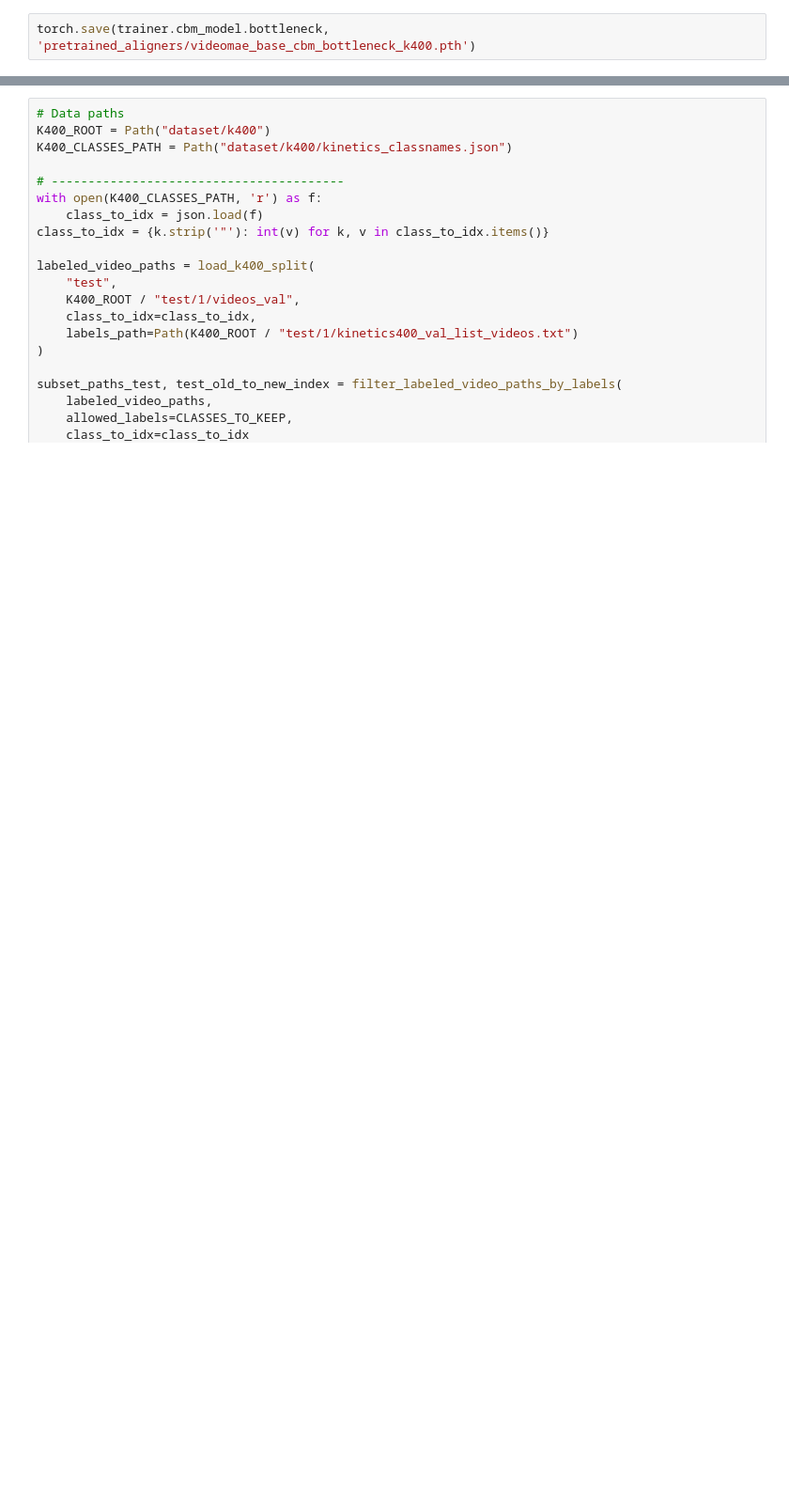
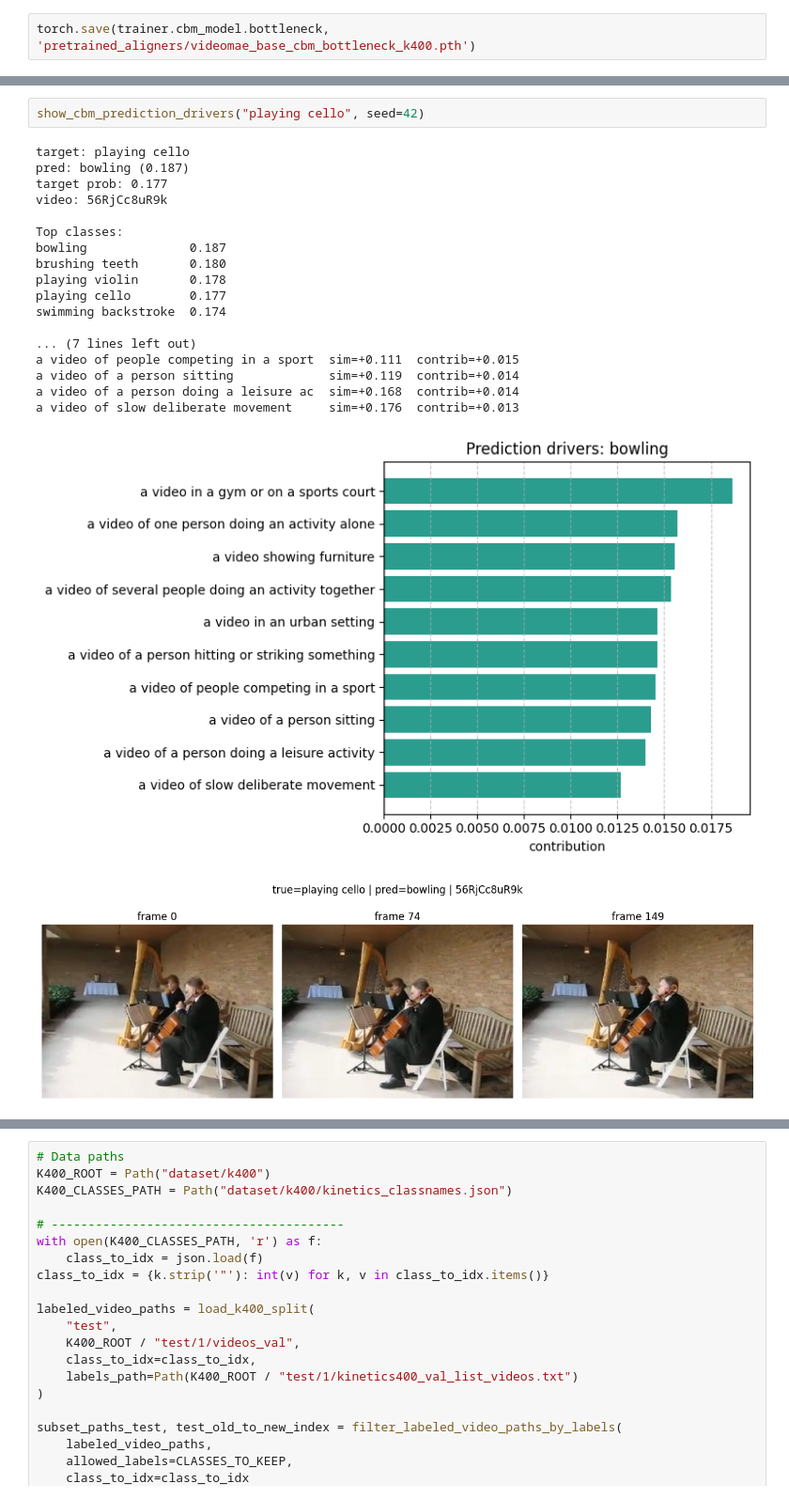
Before and after one commit to rodrigo-paganini/Text-to-concept, a Jupyter notebook: concept_botteleneck_video.ipynb, the cells around one changed output, grey strips where cells are left out. Shown at 94% size. Drawn from its saved outputs; the diff is of its cells as text; blank space fills up the shorter version.

```diff
--- a/concept_botteleneck_video.ipynb
+++ b/concept_botteleneck_video.ipynb
@@ -419,0 +340,22 @@ a video taken high above the ground     sim=+0.142  w=-0.306  contrib=-0.043
+# %%
+show_cbm_prediction_drivers("playing cello", seed=42)
+# %% [output]
+target: playing cello
+pred: bowling (0.187)
+target prob: 0.177
+video: 56RjCc8uR9k
+
+Top classes:
+bowling              0.187
+brushing teeth       0.180
+playing violin       0.178
+playing cello        0.177
+swimming backstroke  0.174
+
+... (7 lines left out)
+a video of people competing in a sport  sim=+0.111  contrib=+0.015
+a video of a person sitting             sim=+0.119  contrib=+0.014
+a video of a person doing a leisure ac  sim=+0.168  contrib=+0.014
+a video of slow deliberate movement     sim=+0.176  contrib=+0.013
+[figure, added]
+[figure, added]
```
Also changed, not shown: parts of 13 cells of this notebook.
